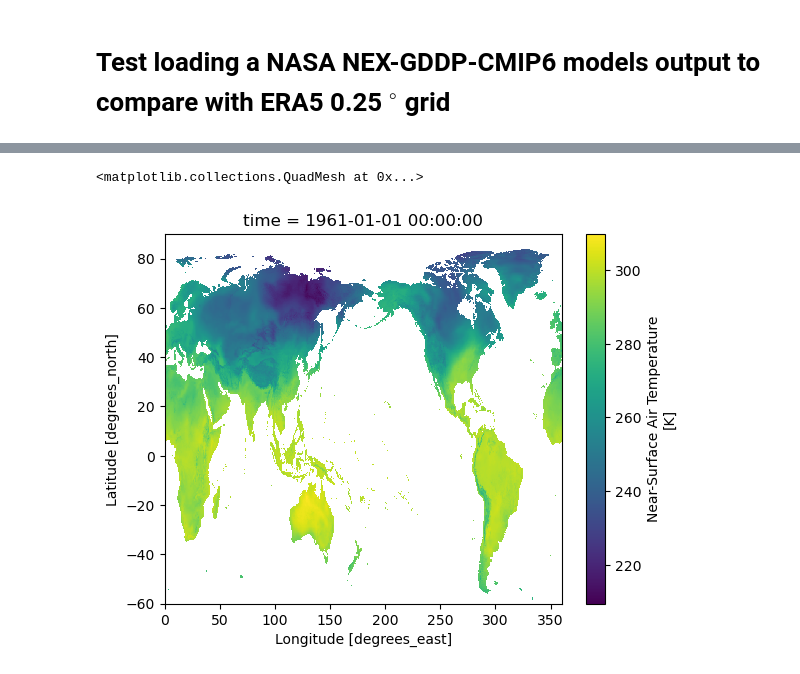
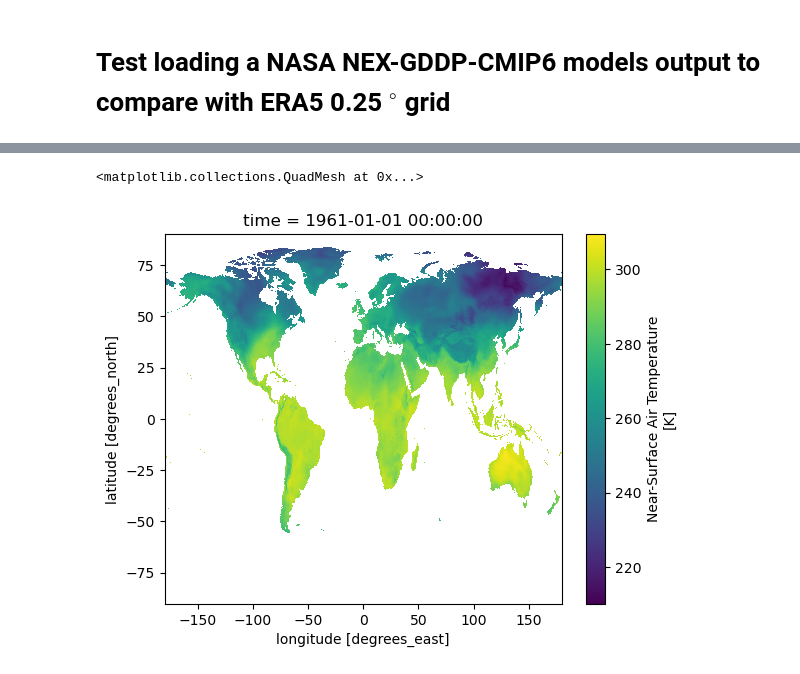
Before and after one commit to tedscott/HeatWaves, a Jupyter notebook: TestNASA_NEX-GDDP-CMIP6.ipynb, the cells around one changed output, grey strips where cells are left out. Cells and saved outputs as stored; diff of their text form; code cells hidden in the pictures.

```diff
--- a/TestNASA_NEX-GDDP-CMIP6.ipynb
+++ b/TestNASA_NEX-GDDP-CMIP6.ipynb
@@ -191,0 +77,5 @@ ECMWF
+# %%
+# after using cdo to make it the full global grid and change longitude range to -180 to 180 from 0-359.8
+filepath = "../../../Data/testing/tas_CESM2_historical_1961_1440x721_-180_180.nc"
+ds_cesm2 = xr.open_mfdataset(filepath)
+ds_cesm2
@@ -191,0 +120,3 @@ ECMWF
+# %%
+# still need to update time variable - can I do this with CDO?
+ds_cesm2['time'] = ds_cesm2.indexes['time'].to_datetimeindex()
@@ -220,5 +160,5 @@ str(ds_era5.t2m.sel(lat=input_lat, lon=input_lon, method="nearest").lat.values)
 # %%
-ds.tas.sel(time="1961-01-01").plot()
+ds_cesm2.tas.sel(time="1961-01-01").plot()
 # %% [output]
 <matplotlib.collections.QuadMesh at 0x...>
-[figure, old version]
+[figure, new version]
```
Also changed, not shown: parts of 27 cells of this notebook, 4 other files.
